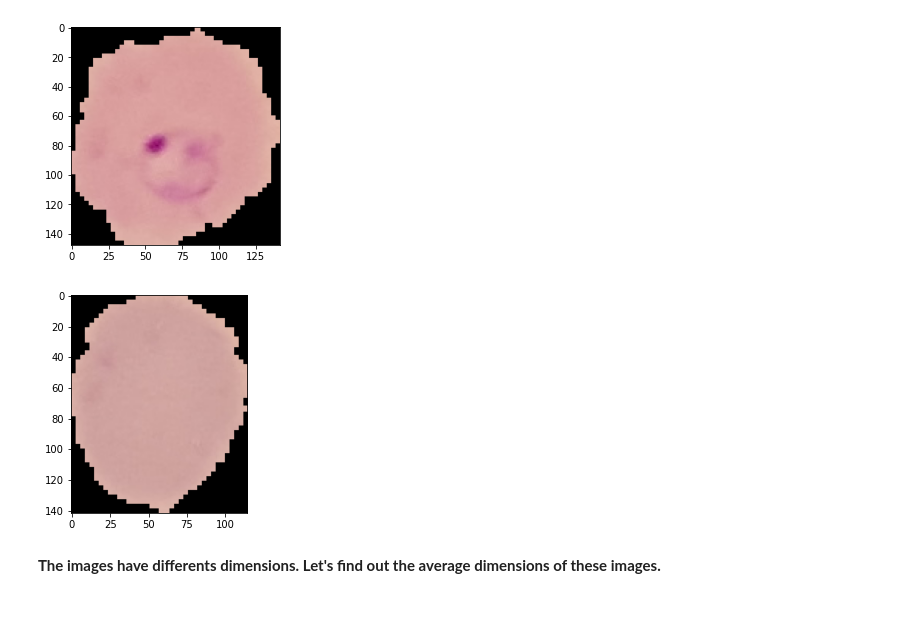
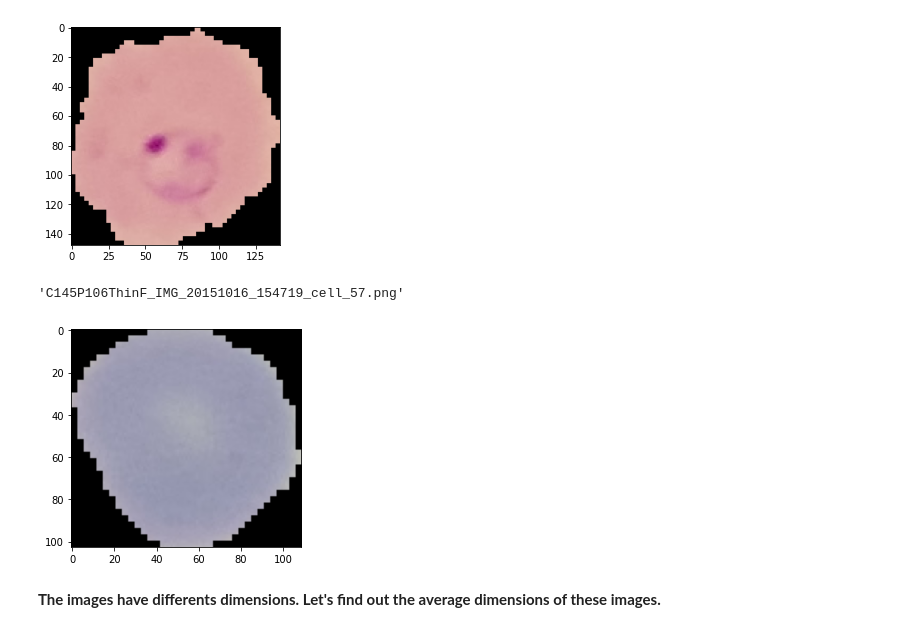
Before and after one commit to jordanfalcao/tensorflow2-deeplearning, a Jupyter notebook: 05-CNNs/03_Deep_Learning_Custom_Images_Malaria.ipynb, the cells around one changed output. Drawn from its saved outputs; the diff is of its cells as text; code cells hidden in the pictures.

Commit message:
DP Custom Images - Malaria - update

```diff
--- a/05-CNNs/03_Deep_Learning_Custom_Images_Malaria.ipynb
+++ b/05-CNNs/03_Deep_Learning_Custom_Images_Malaria.ipynb
@@ -49,7 +58,7 @@ import os
 # %%
 #!unrar x "/content/drive/MyDrive/cell_images.rar" "/content/drive/MyDrive/Tensorflow"
 # %%
-my_data_dir = '/content/drive/MyDrive/Tensorflow/cell_images'
+my_data_dir = '/content/cell_images'
 # %%
 # CONFIRM THAT THIS REPORTS BACK 'test', and 'train'
 os.listdir(my_data_dir)
@@ -99,13 +108,17 @@ plt.imshow(para_img)
 plt.show()
 # %% [output]
 [figure]
+# %%
+os.listdir(train_path+'/uninfected')[0]
+# %% [output]
+'C145P106ThinF_IMG_20151016_154719_cell_57.png'
 # %%
-unifected_cell_path = train_path+'/uninfected/'+os.listdir(train_path+'/uninfected')[0]
+unifected_cell_path = train_path+'/uninfected/'+'/C145P106ThinF_IMG_20151016_154719_cell_57.png'
 unifected_cell = imread(unifected_cell_path)
 plt.imshow(unifected_cell)
 plt.show()
 # %% [output]
-[figure, old version]
+[figure, new version]
 # %% [markdown]
 **The images have differents dimensions. Let's find out the average dimensions of these images.**
 # %%
```
Also changed, not shown: parts of 30 cells of this notebook, 1 other file.
